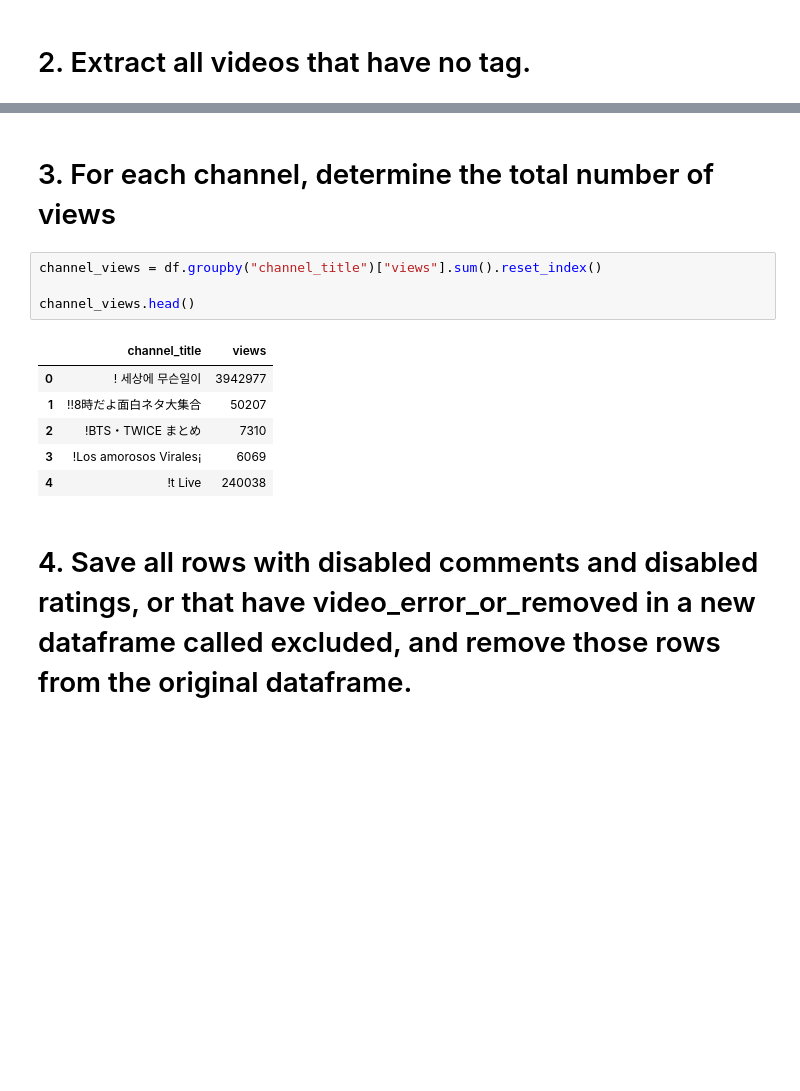
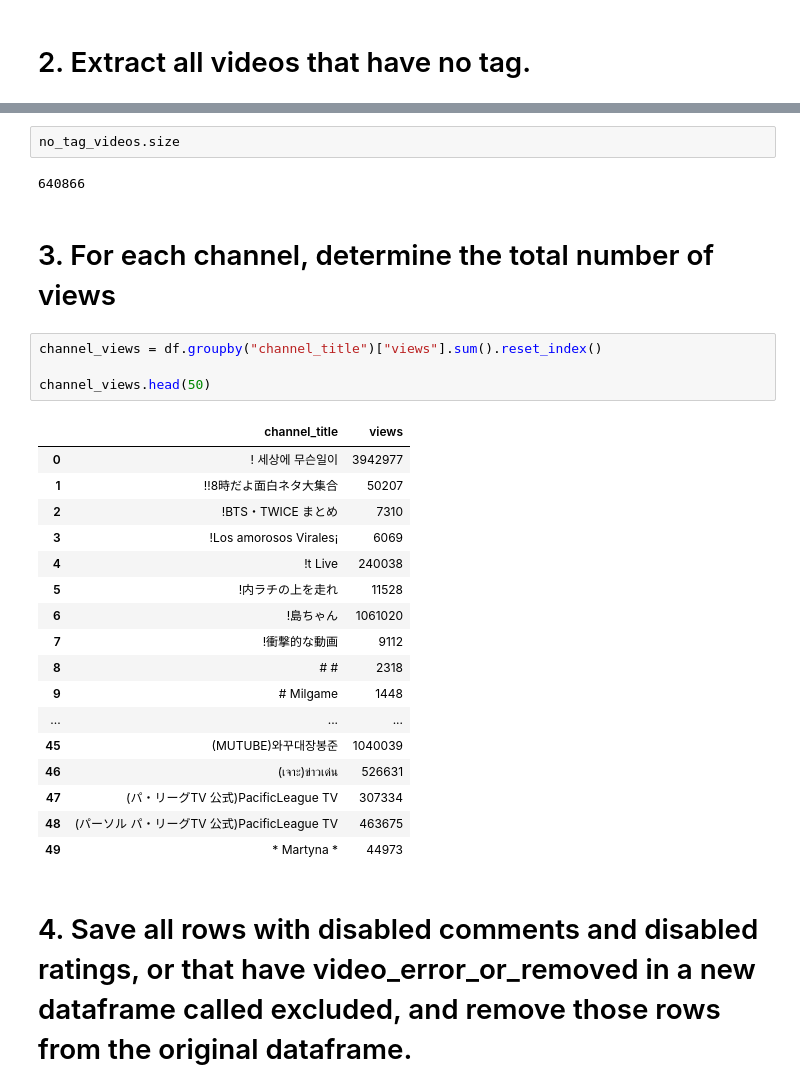
Before and after one commit to Naf-byte/Foundation-Of-Computer-Science, a Jupyter notebook: Notebook/Code File.ipynb, the cells around one changed output, grey strips where cells are left out. Cells and saved outputs as stored; diff of their text form; blank space fills up the shorter version.

```diff
--- a/Notebook/Code File.ipynb
+++ b/Notebook/Code File.ipynb
@@ -150,19 +150,34 @@ no_tag_videos.head()
 | 78 | 1UE5Dq1rvUA | 17.14.11 | Taylor Swift Perform Ready For It... | Ken Reactz | 24 | 2017-11-12T05:18:02.000Z | [none] | 320964 | 8069 | ... |
 | 86 | pmJQ4KwliX4 | 17.14.11 | LATEST Q POSTS: ROTHSCHILDS, HOUS... | James Munder | 2 | 2017-11-12T21:25:40.000Z | [none] | 116820 | 1503 | ... |
 | 98 | lHcXhBojpeQ | 17.14.11 | 三屆TVB視帝，拋棄10年青梅竹馬髮妻，為娶小三還不惜與母絕交！ | 明星百曉生 | 22 | 2017-11-12T12:49:50.000Z | [none] | 88061 | 47 | ... |
+# %%
+no_tag_videos.size
+# %% [output]
+640866
 # %% [markdown]
 # 3. For each channel, determine the total number of views
 # %%
 channel_views = df.groupby("channel_title")["views"].sum().reset_index()
 
-channel_views.head()
+channel_views.head(50)
 # %% [output]
 |  | channel_title | views |
 | 0 | ! 세상에 무슨일이 | 3942977 |
 | 1 | !!8時だよ面白ネタ大集合 | 50207 |
 | 2 | !BTS・TWICE まとめ | 7310 |
 | 3 | !Los amorosos Virales¡ | 6069 |
 | 4 | !t Live | 240038 |
+| 5 | !内ラチの上を走れ | 11528 |
+| 6 | !島ちゃん | 1061020 |
+| 7 | !衝撃的な動画 | 9112 |
+| 8 | # # | 2318 |
+| 9 | # Milgame | 1448 |
+| ... | ... | ... |
+| 45 | (MUTUBE)와꾸대장봉준 | 1040039 |
+| 46 | (เจาะ)ข่าวเด่น | 526631 |
+| 47 | (パ・リーグTV 公式)PacificLeague TV | 307334 |
+| 48 | (パーソル パ・リーグTV 公式)PacificLeague TV | 463675 |
+| 49 | * Martyna * | 44973 |
 # %% [markdown]
 # 4. Save all rows with disabled comments and disabled ratings, or that have video_error_or_removed in a new dataframe called excluded, and remove those rows from the original dataframe.
 # %%
```
Also changed, not shown: parts of 15 cells of this notebook.
